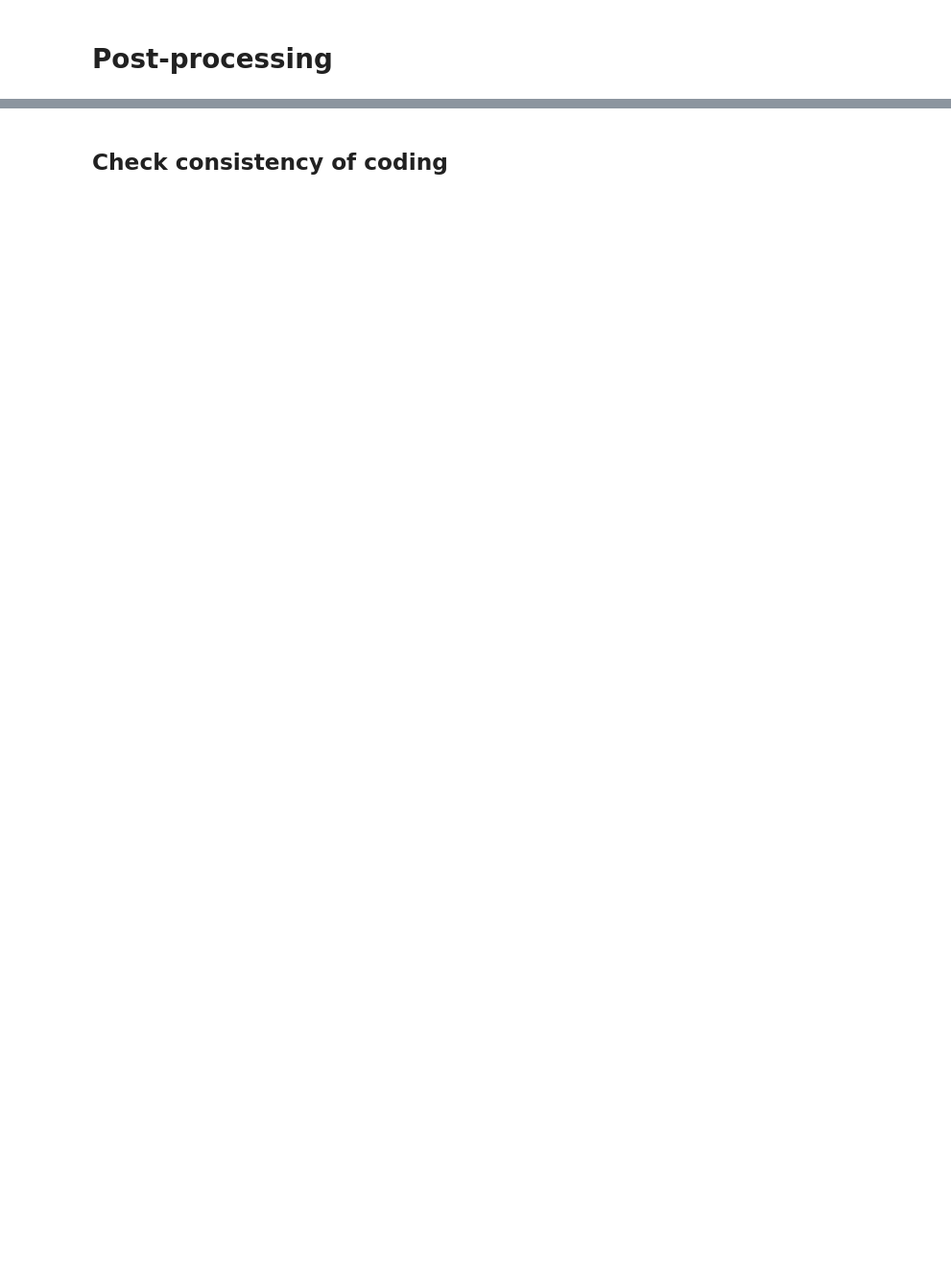
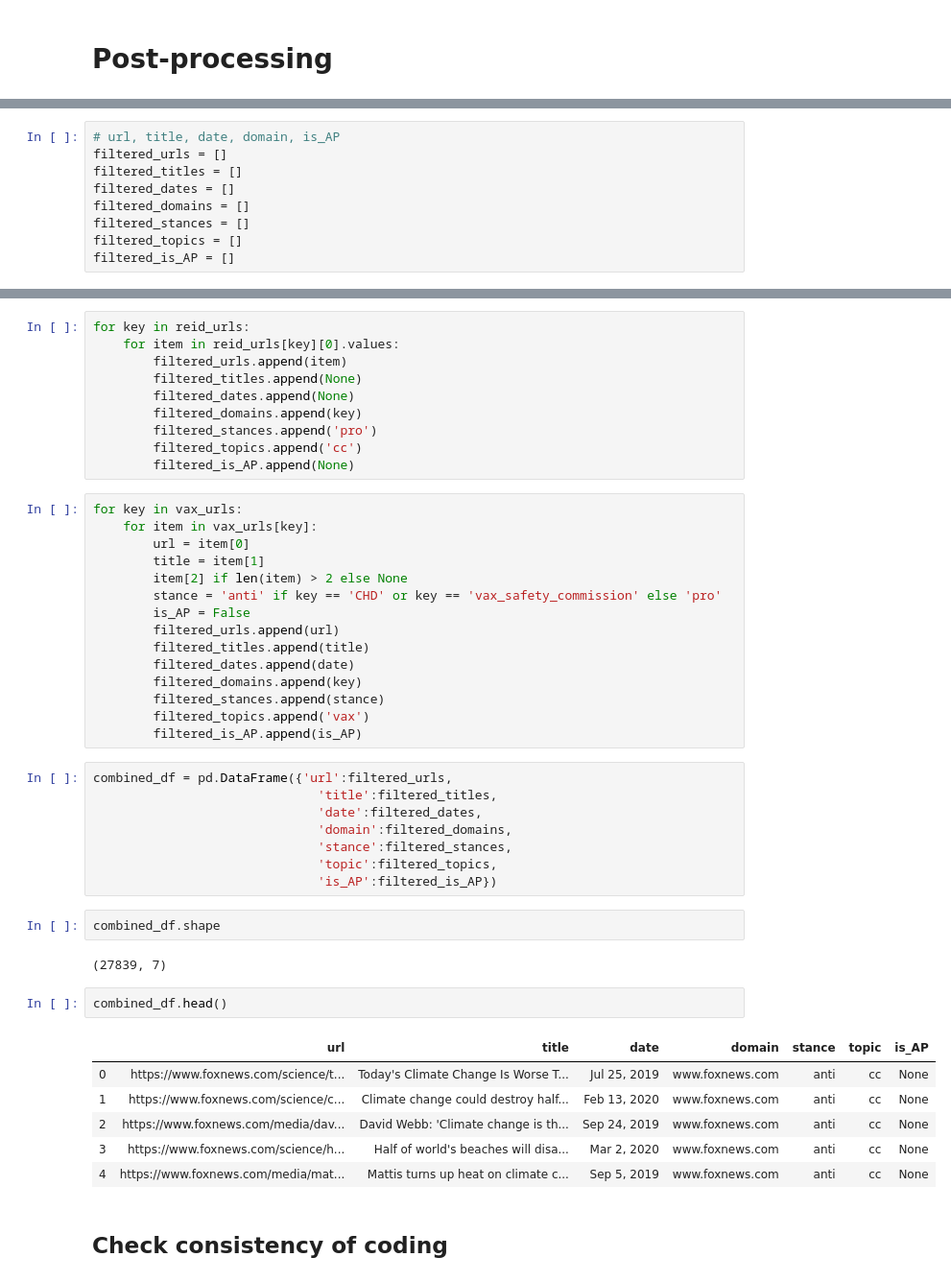
Before and after one commit to yiweiluo/GWStance, a Jupyter notebook: data_scraping/scraping_main.ipynb, the cells around one changed output, grey strips where cells are left out. Shown at 96% size. Cells and saved outputs as stored; diff of their text form; blank space fills up the shorter version.

```diff
--- a/data_scraping/scraping_main.ipynb
+++ b/data_scraping/scraping_main.ipynb
@@ -113,0 +414,9 @@ pickle.dump(URLS_PER_DOMAIN,open('google_search_res_climate_change.pkl','wb'))
+# %%
+# url, title, date, domain, is_AP
+filtered_urls = []
+filtered_titles = []
+filtered_dates = []
+filtered_domains = []
+filtered_stances = []
+filtered_topics = []
+filtered_is_AP = []
@@ -114,2 +478,48 @@ pickle.dump(URLS_PER_DOMAIN,open('google_search_res_climate_change.pkl','wb'))
+# %%
+for key in reid_urls:
+    for item in reid_urls[key][0].values:
+        filtered_urls.append(item)
+        filtered_titles.append(None)
+        filtered_dates.append(None)
+        filtered_domains.append(key)
+        filtered_stances.append('pro')
+        filtered_topics.append('cc')
+        filtered_is_AP.append(None)
+# %%
+for key in vax_urls:
+    for item in vax_urls[key]:
+        url = item[0]
+        title = item[1]
+        item[2] if len(item) > 2 else None
+        stance = 'anti' if key == 'CHD' or key == 'vax_safety_commission' else 'pro'
+        is_AP = False
+        filtered_urls.append(url)
+        filtered_titles.append(title)
+        filtered_dates.append(date)
+        filtered_domains.append(key)
+        filtered_stances.append(stance)
+        filtered_topics.append('vax')
+        filtered_is_AP.append(is_AP)
+# %%
+combined_df = pd.DataFrame({'url':filtered_urls,
+                              'title':filtered_titles,
+                              'date':filtered_dates,
+                              'domain':filtered_domains,
+                              'stance':filtered_stances,
+                              'topic':filtered_topics,
+                              'is_AP':filtered_is_AP})
+# %%
+combined_df.shape
+# %% [output]
+(27839, 7)
+# %%
+combined_df.head()
+# %% [output]
+|  | url | title | date | domain | stance | topic | is_AP |
+| 0 | https://www.foxnews.com/science/t... | Today's Climate Change Is Worse T... | Jul 25, 2019 | www.foxnews.com | anti | cc | None |
+| 1 | https://www.foxnews.com/science/c... | Climate change could destroy half... | Feb 13, 2020 | www.foxnews.com | anti | cc | None |
+| 2 | https://www.foxnews.com/media/dav... | David Webb: 'Climate change is th... | Sep 24, 2019 | www.foxnews.com | anti | cc | None |
+| 3 | https://www.foxnews.com/science/h... | Half of world's beaches will disa... | Mar 2, 2020 | www.foxnews.com | anti | cc | None |
+| 4 | https://www.foxnews.com/media/mat... | Mattis turns up heat on climate c... | Sep 5, 2019 | www.foxnews.com | anti | cc | None |
 # %% [markdown]
 ## Check consistency of coding
```
Also changed, not shown: parts of 112 cells of this notebook.
